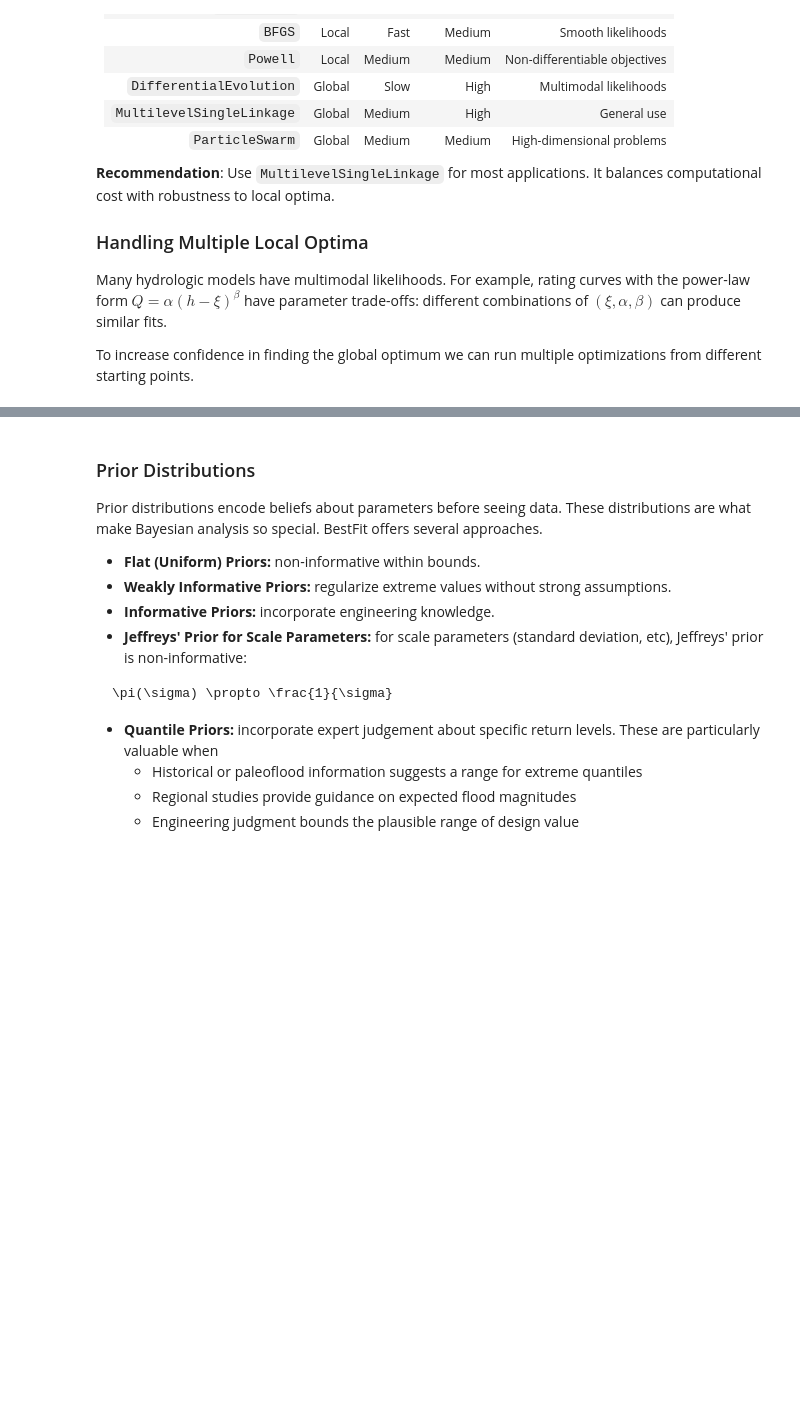
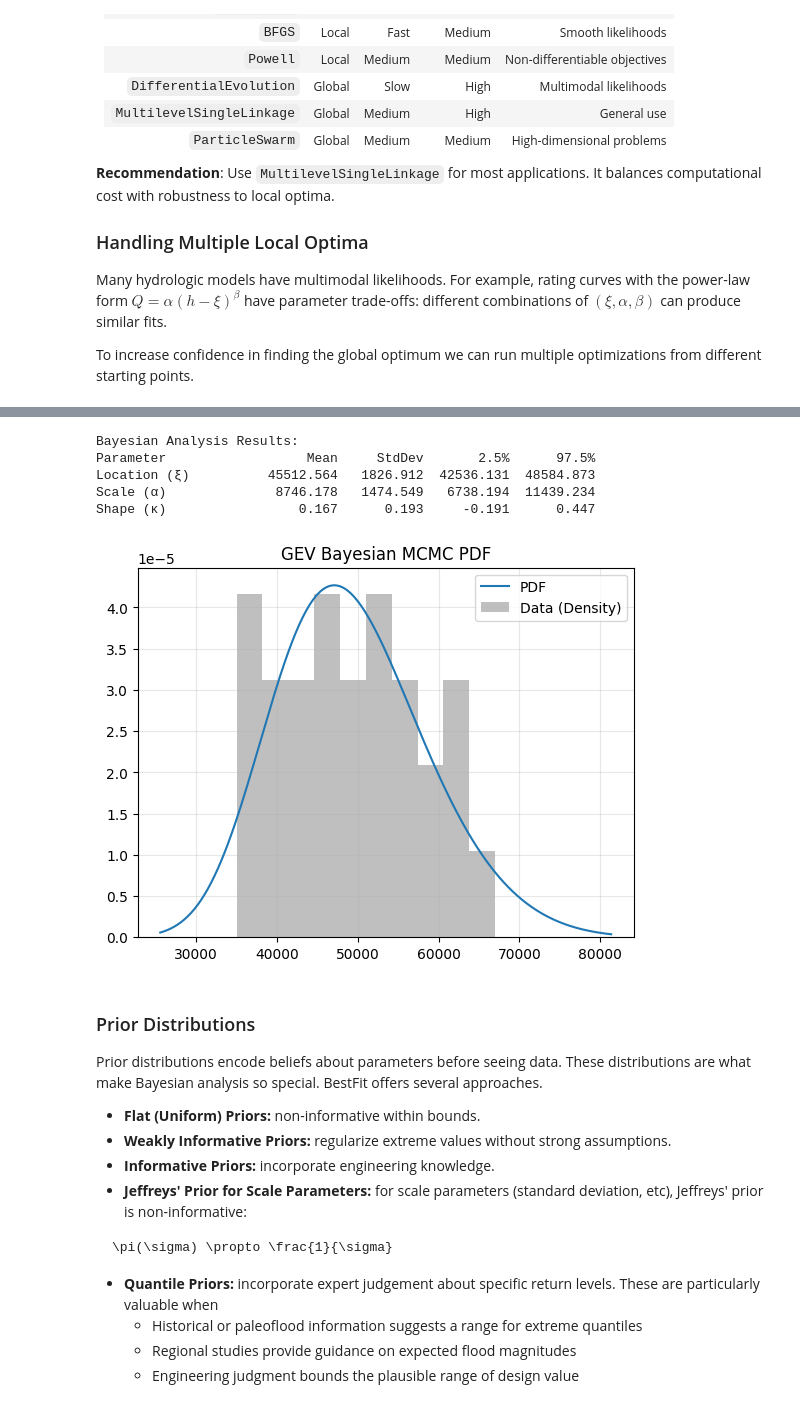
Before and after one commit to USACE-RMC/BestFit-Python-Examples, a Jupyter notebook: notebooks/02_model_estimation.ipynb, the cells around one changed output, grey strips where cells are left out. Drawn from its saved outputs; the diff is of its cells as text; code cells hidden in the pictures; blank space fills up the shorter version.

```diff
--- a/notebooks/02_model_estimation.ipynb
+++ b/notebooks/02_model_estimation.ipynb
@@ -245,43 +338,50 @@ bayesian.Type = BayesianAnalysis.SamplerType.DEMCzs  # Default sampler
 bayesian.Iterations = 10000           # Total iterations after warmup
 bayesian.WarmupIterations = 5000      # Burn-in period (discarded)
 bayesian.ThinningInterval = 1         # Keep every nth sample (1 = no thinning)
+bayesian.NumberOfChains = 4           # Number of parallel chains (4 is a good default)
 
 # Run Bayesian estimation
 bayesian.RunAsync().Wait()
 
 results = bayesian.Results
 
 print("Bayesian Analysis Results:")
-print(F"{"Parameter":<20} {"Mean":>10} {"StdDev":>10} {"2.5%":>10} {"97.5%":>10} {"Rhat":>8} {"ESS":>8}")
+print(F"{"Parameter":<20} {"Mean":>10} {"StdDev":>10} {"2.5%":>10} {"97.5%":>10}")
 
 params = []
 for i in range(bayes_model.Parameters.Count):
     stats = results.ParameterResults[i].SummaryStatistics
     params.append(stats.Mean)
 
     print(
     f"{bayes_model.Parameters[i].DisplayName:<20} "
     f"{stats.Mean:10.3f} "
     f"{stats.StandardDeviation:10.3f} "
     f"{stats.LowerCI:10.3f} "
     f"{stats.UpperCI:10.3f} "
-    f"{stats.Rhat:8.3f} "
-    f"{stats.ESS:8.3f}"
 )
 
 bayes_model.SetParameterValues(convert_to_dotnet_array(params))
 bayes_dist = bayes_model.Distribution
 bayes_xmin = bayes_dist.InverseCDF(0.001)
 bayes_xmax = bayes_dist.InverseCDF(0.999)
 bayes_x = np.linspace(bayes_xmin, bayes_xmax, 400)
 
 bayes_pdf = np.array([bayes_dist.PDF(v) for v in bayes_x])
 
 plt.plot(bayes_x, bayes_pdf, label="PDF")
-plt.hist(annual_peaks, bins = 15, range = (peak_min, peak_max), density=True, alpha=0.5, color='gray', label = "Data (Density)")
-plt.title(f"{dist.ShortDisplayName} Bayesian MCMC PDF")
+plt.hist(annual_peaks, range = (peak_min, peak_max), density=True, alpha=0.5, color='gray', label = "Data (Density)")
+plt.title(f"{bayes_dist.ShortDisplayName} Bayesian MCMC PDF")
 plt.grid(True, alpha=0.3)
 plt.legend()
+plt.show()
+# %% [output]
+Bayesian Analysis Results:
+Parameter                  Mean     StdDev       2.5%      97.5%
+Location (ξ)          45512.564   1826.912  42536.131  48584.873
+Scale (α)              8746.178   1474.549   6738.194  11439.234
+Shape (κ)                 0.167      0.193     -0.191      0.447
+[figure, added]
 # %% [markdown]
 ### Prior Distributions
 Prior distributions encode beliefs about parameters before seeing data. These distributions are what make Bayesian analysis so special. BestFit offers several approaches.
```
Also changed, not shown: parts of 20 cells of this notebook, 32 other files.
